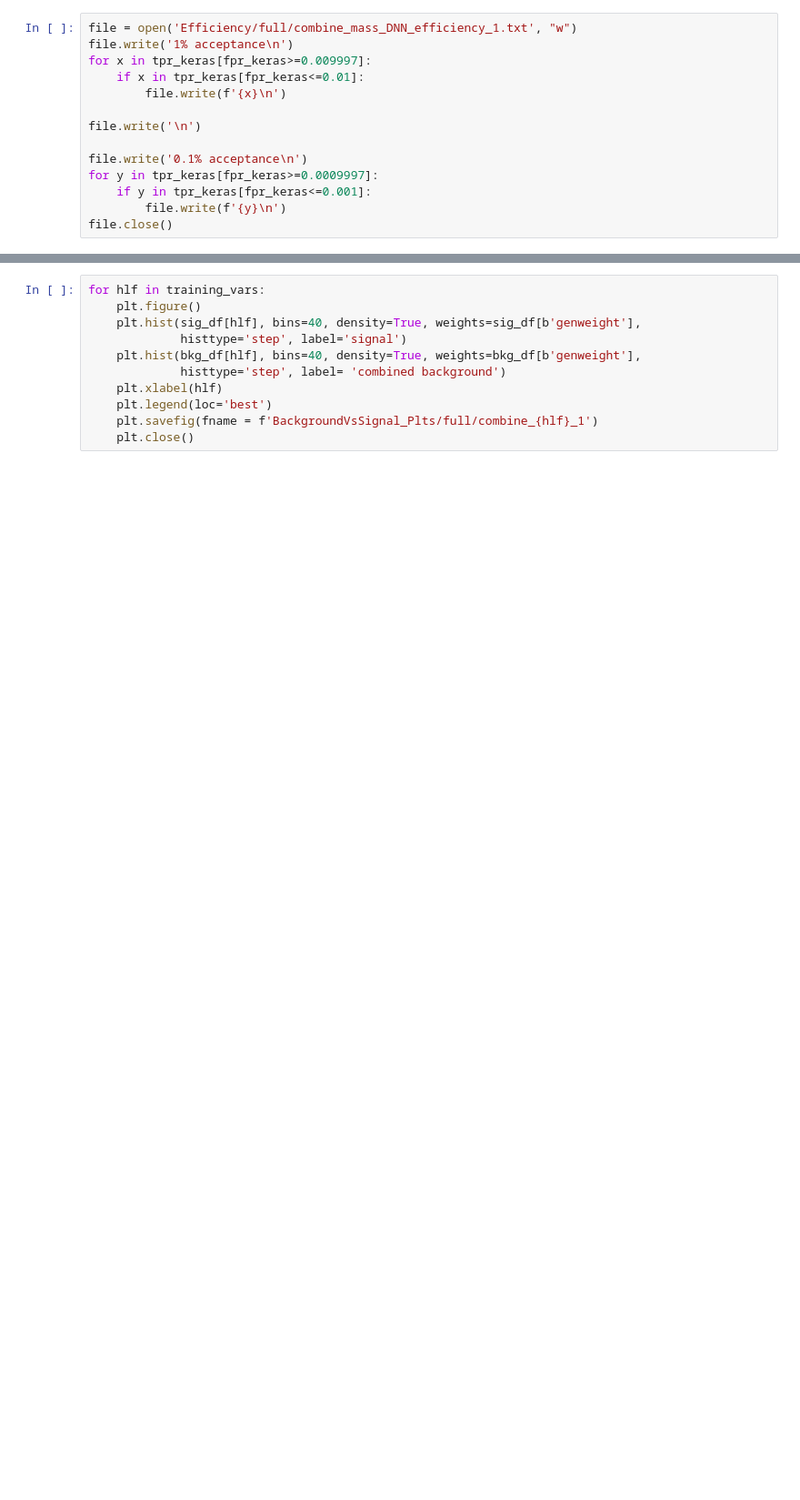
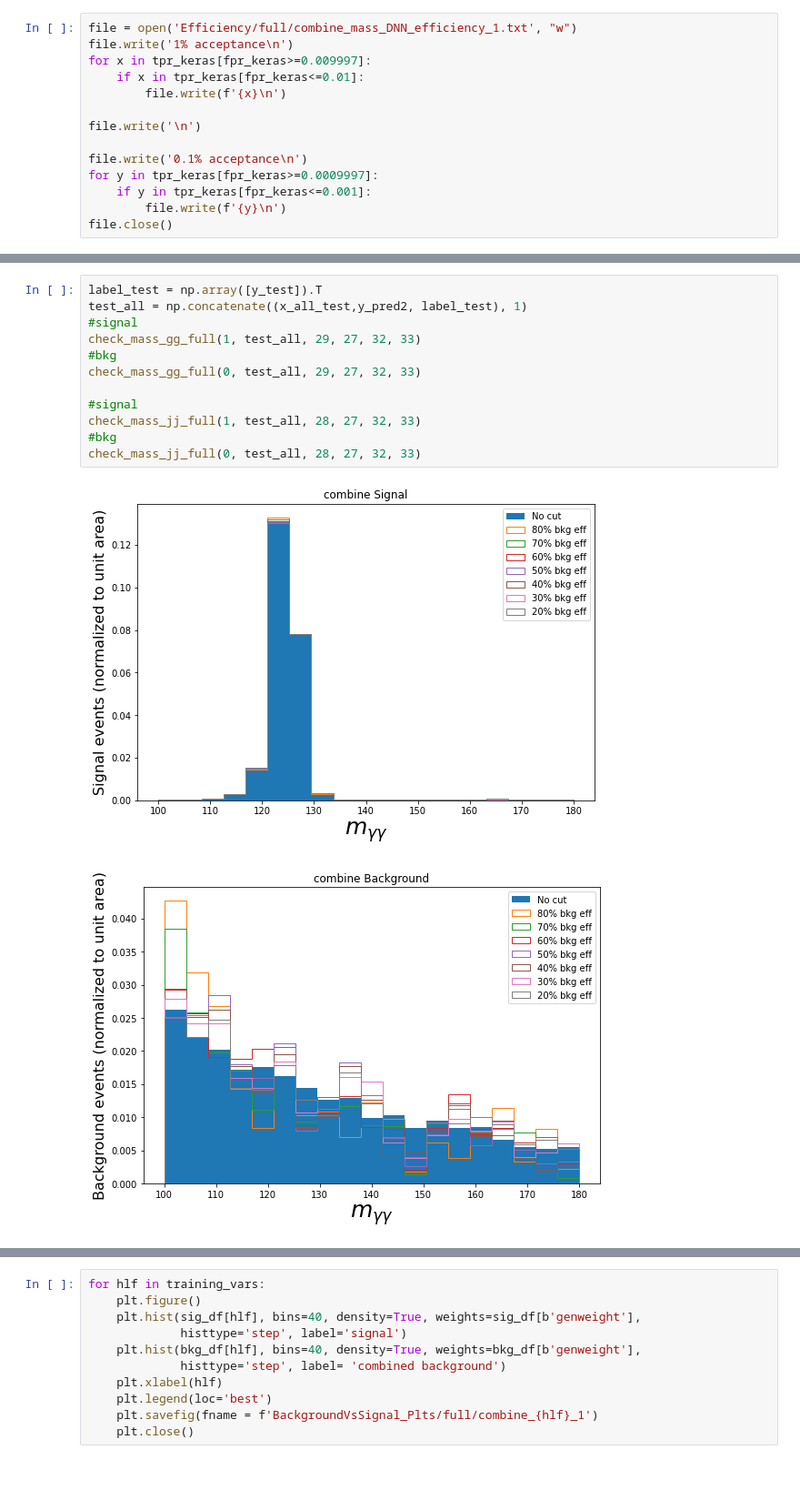
Before and after one commit to s-y-chen/HHbbgg, a Jupyter notebook: notebook/ML/Sequential_DNN_combine_reweighting_trial.ipynb, the cells around one changed output, grey strips where cells are left out. Shown: that part at 91% size. Cells and saved outputs as stored; diff of their text form; blank space fills up the shorter version.

```diff
--- a/notebook/ML/Sequential_DNN_combine_reweighting_trial.ipynb
+++ b/notebook/ML/Sequential_DNN_combine_reweighting_trial.ipynb
@@ -822,0 +871,15 @@ def check_mass_jj(label, test_all, var_index, weight_index, dnn_index, label_ind
+# %%
+label_test = np.array([y_test]).T
+test_all = np.concatenate((x_all_test,y_pred2, label_test), 1)
+#signal
+check_mass_gg_full(1, test_all, 29, 27, 32, 33)
+#bkg
+check_mass_gg_full(0, test_all, 29, 27, 32, 33)
+
+#signal
+check_mass_jj_full(1, test_all, 28, 27, 32, 33)
+#bkg
+check_mass_jj_full(0, test_all, 28, 27, 32, 33)
+# %% [output]
+[figure, added]
+[figure, added]
```
Also changed, not shown: parts of 22 cells of this notebook, 25 other files.
